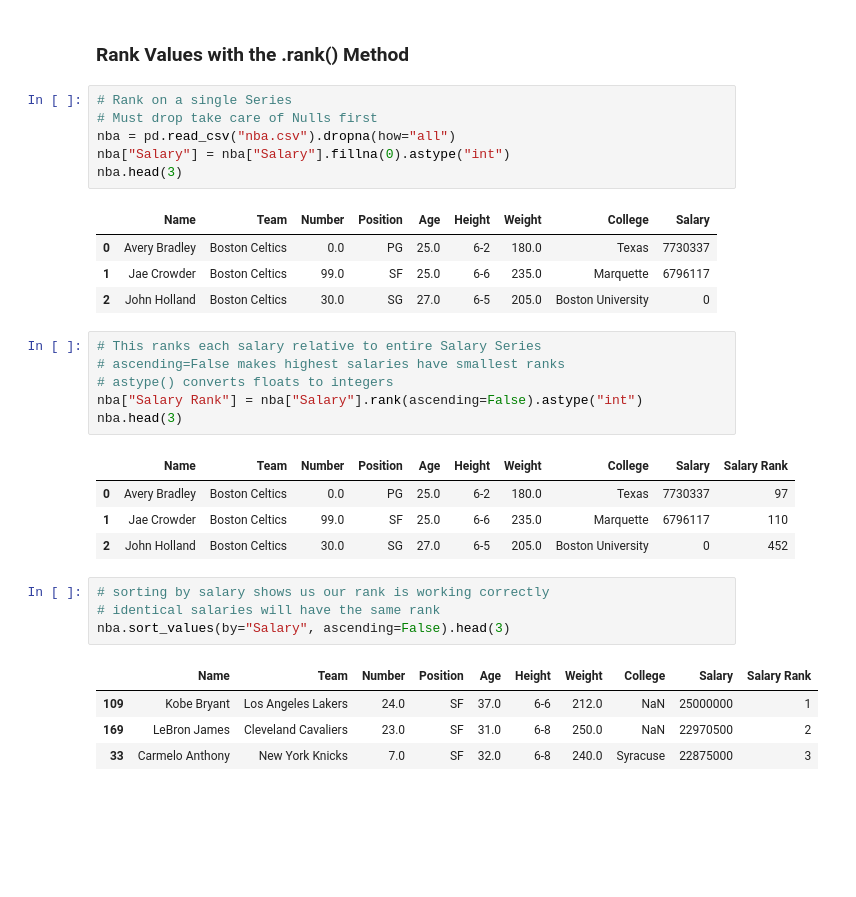
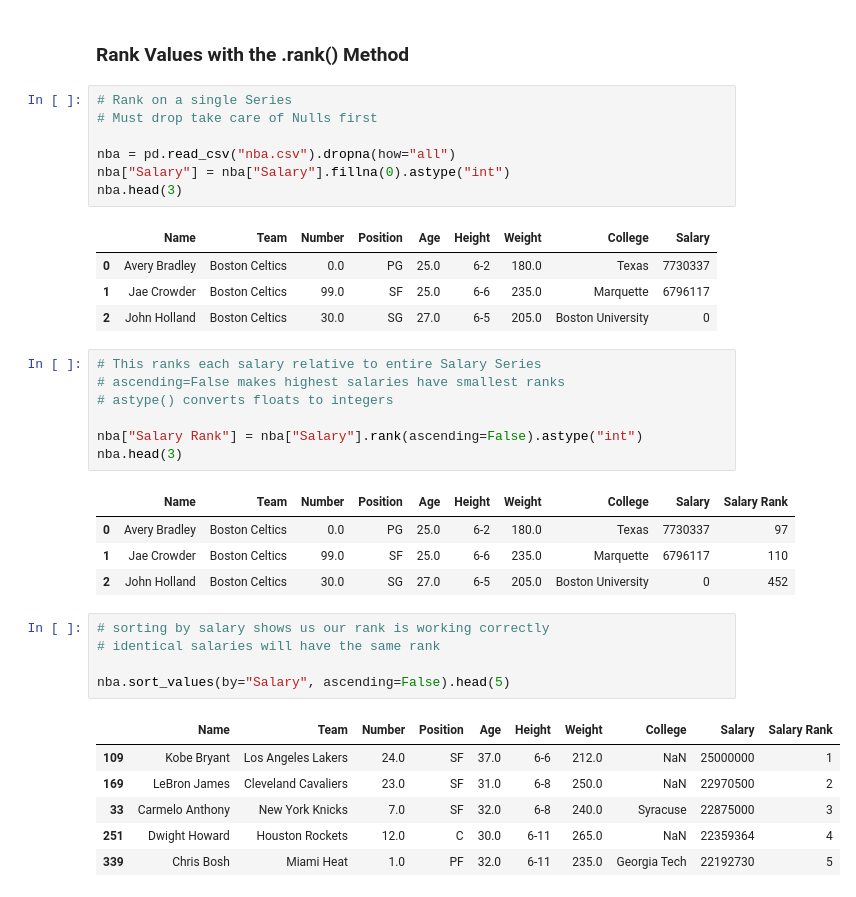
Before and after one commit to faithkane3/numpy_exercises, a Jupyter notebook: pandas_dataframes.ipynb, the cells around one changed output. Saved outputs shown, nothing was run; the diff lists cells and outputs as text; blank space fills up the shorter version.

```diff
--- a/pandas_dataframes.ipynb
+++ b/pandas_dataframes.ipynb
@@ -400,6 +660,7 @@ nba.sort_index()
 # %%
 # Rank on a single Series
 # Must drop take care of Nulls first
+
 nba = pd.read_csv("nba.csv").dropna(how="all")
 nba["Salary"] = nba["Salary"].fillna(0).astype("int")
 nba.head(3)
@@ -412,6 +673,7 @@ nba.head(3)
 # This ranks each salary relative to entire Salary Series
 # ascending=False makes highest salaries have smallest ranks
 # astype() converts floats to integers
+
 nba["Salary Rank"] = nba["Salary"].rank(ascending=False).astype("int")
 nba.head(3)
 # %% [output]
@@ -422,9 +684,12 @@ nba.head(3)
 # %%
 # sorting by salary shows us our rank is working correctly
 # identical salaries will have the same rank
-nba.sort_values(by="Salary", ascending=False).head(3)
+
+nba.sort_values(by="Salary", ascending=False).head(5)
 # %% [output]
 |  | Name | Team | Number | Position | Age | Height | Weight | College | Salary | Salary Rank |
 | 109 | Kobe Bryant | Los Angeles Lakers | 24.0 | SF | 37.0 | 6-6 | 212.0 | NaN | 25000000 | 1 |
 | 169 | LeBron James | Cleveland Cavaliers | 23.0 | SF | 31.0 | 6-8 | 250.0 | NaN | 22970500 | 2 |
 | 33 | Carmelo Anthony | New York Knicks | 7.0 | SF | 32.0 | 6-8 | 240.0 | Syracuse | 22875000 | 3 |
+| 251 | Dwight Howard | Houston Rockets | 12.0 | C | 30.0 | 6-11 | 265.0 | NaN | 22359364 | 4 |
+| 339 | Chris Bosh | Miami Heat | 1.0 | PF | 32.0 | 6-11 | 235.0 | Georgia Tech | 22192730 | 5 |
```
Also changed, not shown: parts of 40 cells of this notebook, 1 other file.
